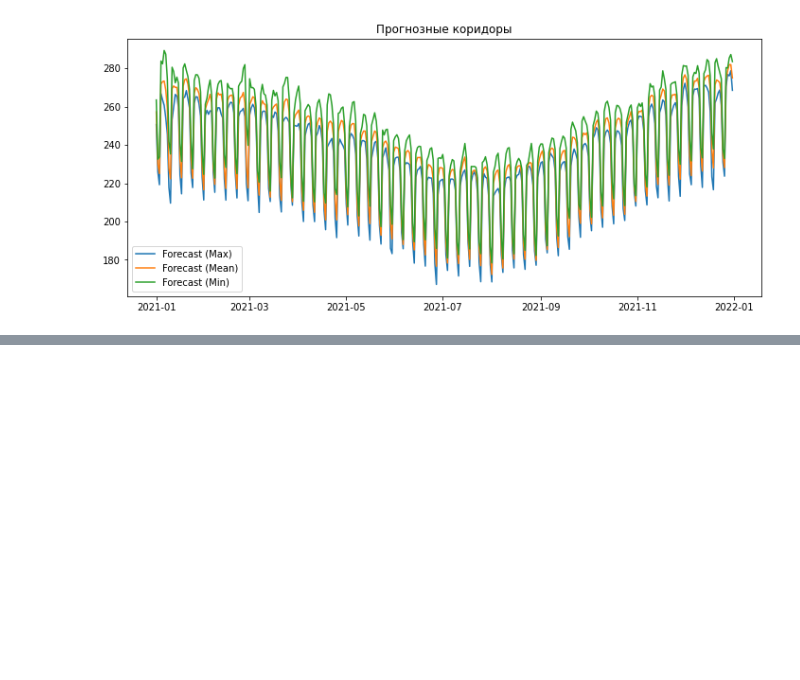
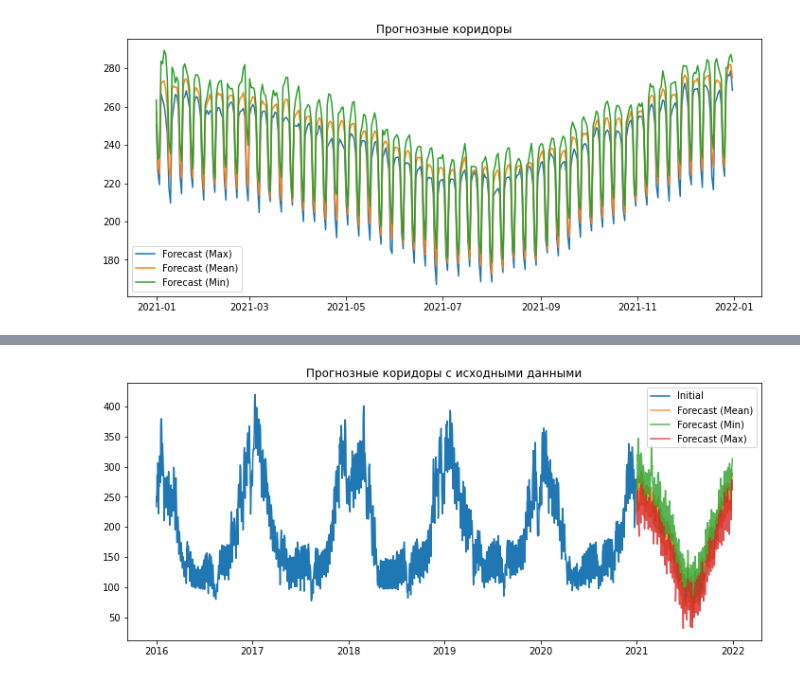
Before and after one commit to endygamedev/university, a Jupyter notebook: 3-course-6-semester/forecasting-methods/4. Exogenous factors/4.1 Task.ipynb, the cells around one changed output, grey strips where cells are left out. Cells and saved outputs as stored; diff of their text form; code cells hidden in the pictures; blank space fills up the shorter version.

Commit message:
Edit `task-4` in `forecasting-methods`

```diff
--- a/3-course-6-semester/forecasting-methods/4. Exogenous factors/4.1 Task.ipynb
+++ b/3-course-6-semester/forecasting-methods/4. Exogenous factors/4.1 Task.ipynb
@@ -98,0 +132,6 @@ plt.show()
+# %%
+resPred = resModel.predict(start=start, end=end).values
+# %%
+prMean = X.groupby([gas.index.month, gas.index.day]).mean()
+prMin = X.groupby([gas.index.month, gas.index.day]).min()
+prMax = X.groupby([gas.index.month, gas.index.day]).max()
@@ -98,0 +141,18 @@ plt.show()
+# %%
+predMean = model.predict(prMean.values)
+predMin = model.predict(prMin.values)
+predMax = model.predict(prMax.values)
+# %%
+dfPred = pd.Series(resPred + predMean, index=pd.date_range(start,end))
+dfPredMin = pd.Series(resPred + predMin, index=pd.date_range(start,end))
+dfPredMax = pd.Series(resPred + predMax, index=pd.date_range(start,end))
+# %%
+plt.plot(gas["Consumption"])
+plt.plot(dfPred, alpha=0.8)
+plt.plot(dfPredMin, alpha=0.8)
+plt.plot(dfPredMax, alpha=0.8)
+plt.legend(["Initial", "Forecast (Mean)", "Forecast (Min)", "Forecast (Max)"])
+plt.title("Прогнозные коридоры с исходными данными")
+plt.show()
+# %% [output]
+[figure, added]
```
Also changed, not shown: parts of 13 cells of this notebook, 3 other files.
